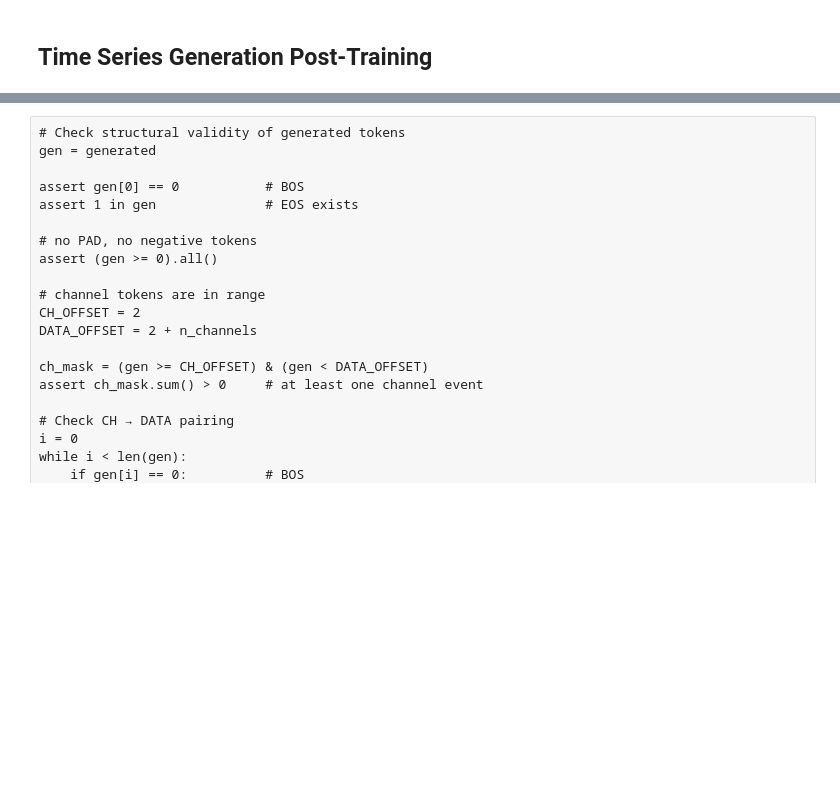
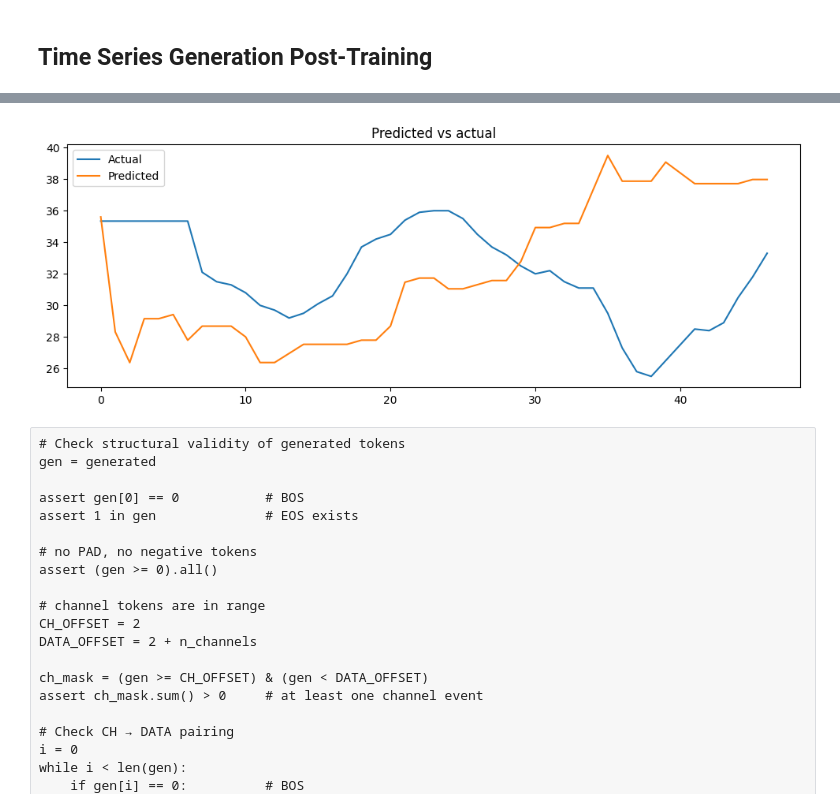
Before and after one commit to martinlie/vector-tokenizer, a Jupyter notebook: vector-tokenizer/2b tokenize2.ipynb, the cells around one changed output, grey strips where cells are left out. Cells and saved outputs as stored; diff of their text form; code cells hidden in the pictures; blank space fills up the shorter version.

Commit message:
Autoregressive rollout with sparse tokens "works" for the first time!

```diff
--- a/vector-tokenizer/2b tokenize2.ipynb
+++ b/vector-tokenizer/2b tokenize2.ipynb
@@ -656,0 +915,3 @@ Array([  0,   2, 159, ...,   8, 119,   1], dtype=int32)
+# %%
+new_Y_tok = decode_with_channels_stream(new_tokens, n_channels)
+new_Y_tok
@@ -656,0 +958,31 @@ Array([  0,   2, 159, ...,   8, 119,   1], dtype=int32)
+# %%
+import jax.numpy as jnp
+
+def decode_equal_width_global(tokens, mids):
+    """
+    Global equal-width decoding.
+
+    tokens: (T, D)
+    mids:   (n_bins,)
+    returns: (T, D) approx continuous values
+    """
+    mids = jnp.asarray(mids)
+    tokens = jnp.asarray(tokens)
+
+    tokens_clipped = jnp.clip(tokens, 0, mids.shape[0] - 1)
+    values = mids[tokens_clipped]
+
+    return jnp.where(tokens == 0, jnp.nan, values)
+# %%
+# Decode tokens to deltas, cumsum with initial value, and de-normalize
+Y_rec = decode_equal_width_global(new_Y_tok, mids)
+Y_rec = pd.DataFrame(Y_rec, columns=X.columns)
+#Y_rec = Y_rec.cumsum() * sigma
+Y_rec = (Y_rec * sigma) #+ mu
+Y_rec = Y_rec.fillna(0)
+
+init_values = X_test.iloc[-1].values
+Y_pred = init_values + jnp.cumsum(Y_rec.values, axis=0)
+
+Y_pred = pd.DataFrame(Y_pred, columns=X.columns)
+Y_pred
@@ -656,0 +1007,3 @@ Array([  0,   2, 159, ...,   8, 119,   1], dtype=int32)
+# %%
+Y_test = X.iloc[t+max_new_tokens:t+max_new_tokens+len(Y_rec)].reset_index(drop=True)
+Y_test
@@ -657,3 +1028,12 @@ Array([  0,   2, 159, ...,   8, 119,   1], dtype=int32)
+# %%
+plt.figure(figsize=(12, 4))
+plt.plot(Y_test.index, Y_test['temp'], label="Actual")
+plt.plot(Y_pred.index, Y_pred['temp'], label="Predicted")
+plt.title('Predicted vs actual')
+plt.legend()
+plt.show()
+# %% [output]
+[figure, added]
 # %% [raw]
 # Check structural validity of generated tokens
 gen = generated
```
Also changed, not shown: parts of 12 cells of this notebook.
